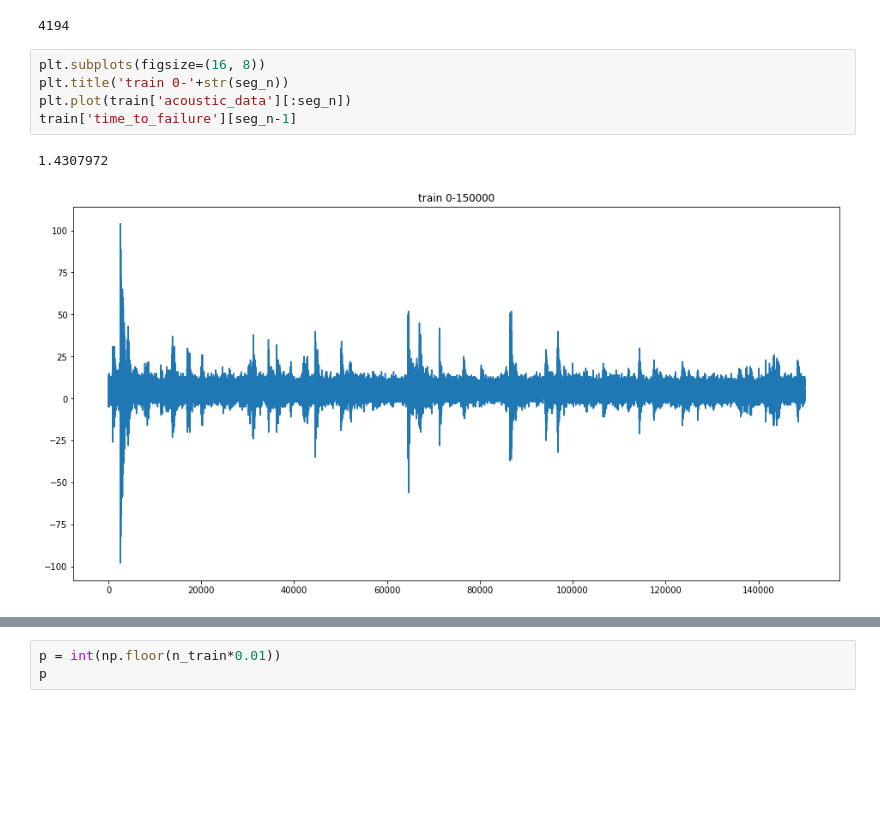
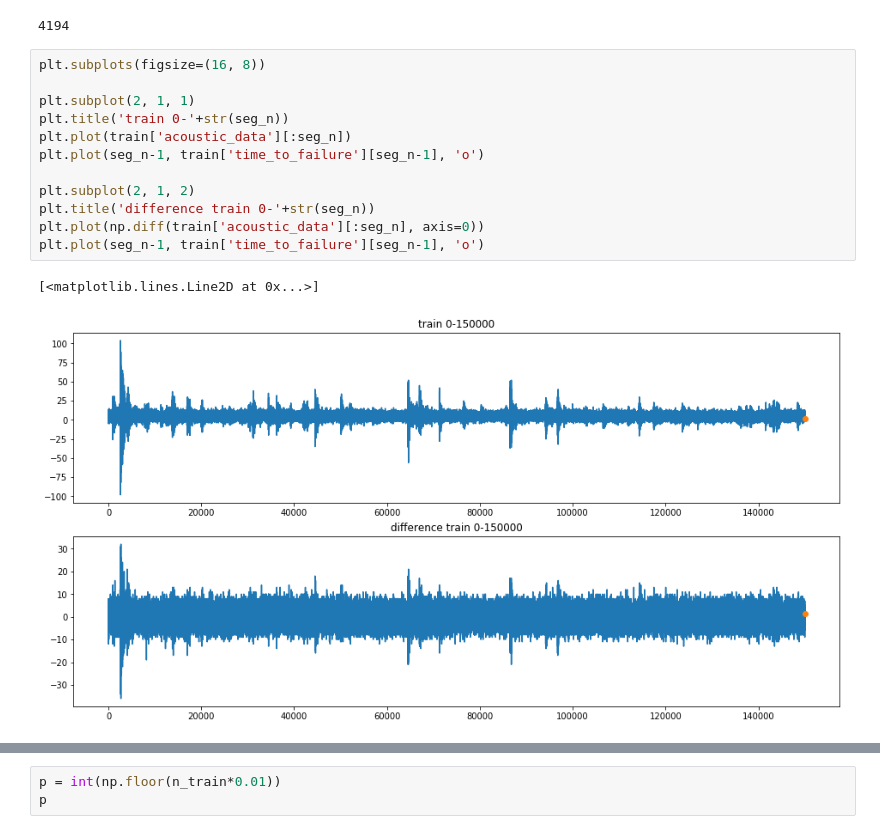
Before and after one commit to umepy/EarthquakeLabwork, a Jupyter notebook: code/earthquake_rf.ipynb, the cells around one changed output, grey strips where cells are left out. Cells and saved outputs as stored; diff of their text form; blank space fills up the shorter version.

```diff
--- a/code/earthquake_rf.ipynb
+++ b/code/earthquake_rf.ipynb
@@ -27,9 +27,16 @@ n_train
 4194
 # %%
 plt.subplots(figsize=(16, 8))
+
+plt.subplot(2, 1, 1)
 plt.title('train 0-'+str(seg_n))
 plt.plot(train['acoustic_data'][:seg_n])
-train['time_to_failure'][seg_n-1]
+plt.plot(seg_n-1, train['time_to_failure'][seg_n-1], 'o')
+
+plt.subplot(2, 1, 2)
+plt.title('difference train 0-'+str(seg_n))
+plt.plot(np.diff(train['acoustic_data'][:seg_n], axis=0))
+plt.plot(seg_n-1, train['time_to_failure'][seg_n-1], 'o')
 # %% [output]
-1.4307972
+[<matplotlib.lines.Line2D at 0x...>]
-[figure, old version]
+[figure, new version]
```
Also changed, not shown: parts of 10 cells of this notebook.
